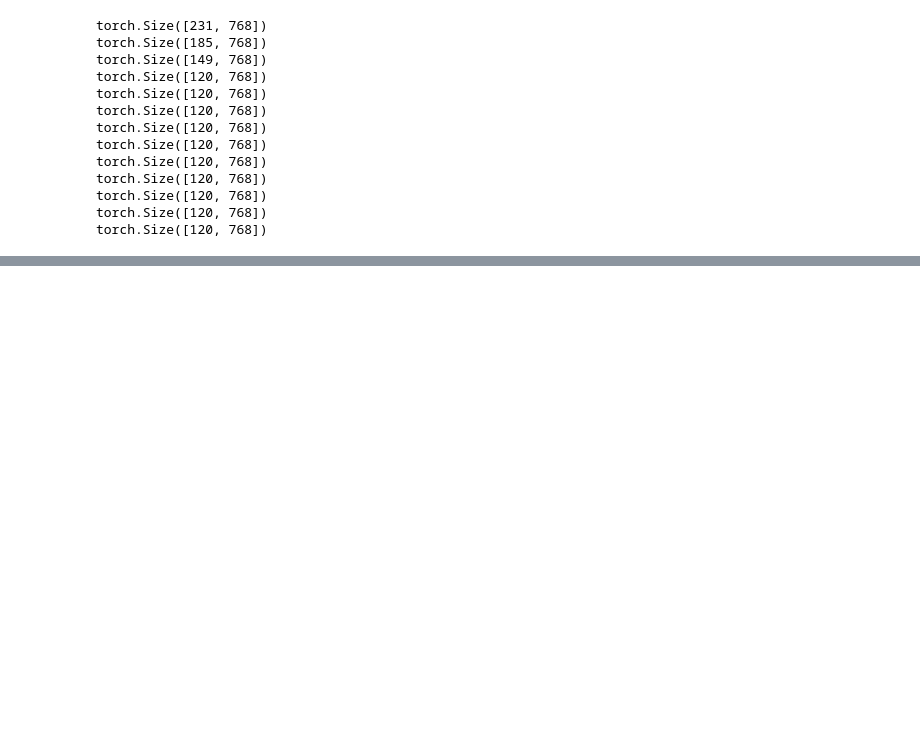
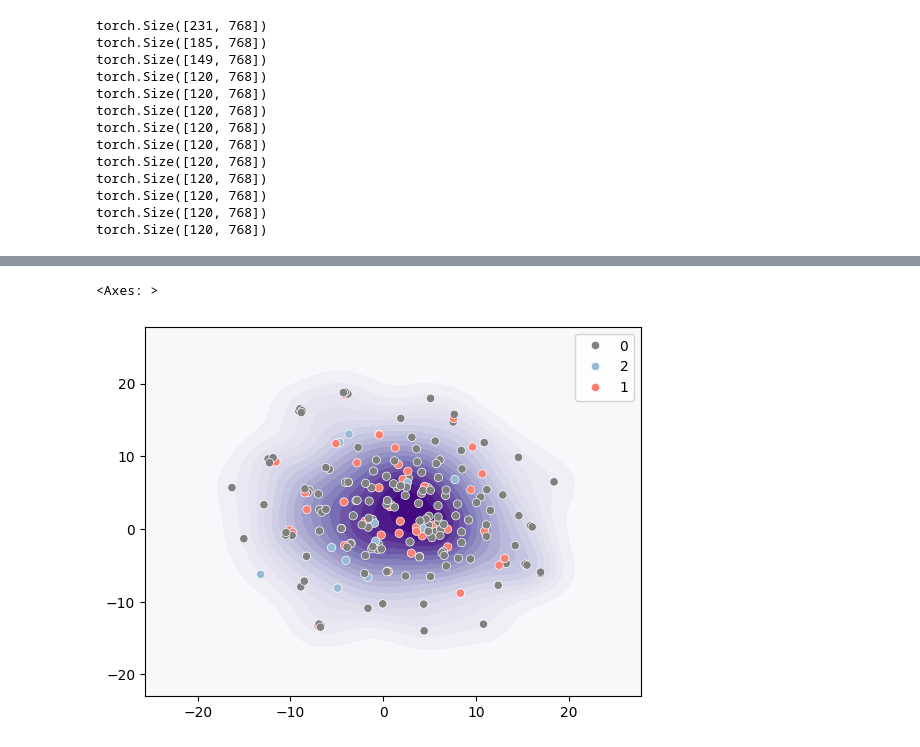
Before and after one commit to hchautran/PiToMe, a Jupyter notebook: bert.ipynb, the cells around one changed output, grey strips where cells are left out. Saved outputs shown, nothing was run; the diff lists cells and outputs as text; code cells hidden in the pictures; blank space fills up the shorter version.

```diff
--- a/bert.ipynb
+++ b/bert.ipynb
@@ -215,7 +221,7 @@ def bipartite_soft_matching(
         return torch.cat([unm, dst], dim=1)
 
 
-    return merge
+    return merge, src_idx, dst_idx
 # %%
 import torch
 from sklearn.manifold import TSNE  # For t-SNE dimensionality reduction
@@ -249,0 +257,31 @@ sns.scatterplot(x=data_embedded[:, 0], y=data_embedded[:, 1], hue=labels)  # Sca
+# %%
+import torch
+from sklearn.manifold import TSNE  # For t-SNE dimensionality reduction
+import matplotlib.pyplot as plt  # For plotting
+
+layer_idx = 0
+_, a_idx, b_idx = bipartite_soft_matching(output[1][layer_idx], ratio=0.8)
+a_idx= a_idx.squeeze().detach().cpu().numpy()
+b_idx= b_idx.squeeze().detach().cpu().numpy()
+
+data = output[1][layer_idx].squeeze().detach().cpu().numpy()
+tsne = TSNE(n_components=2, random_state=42)
+data_embedded = tsne.fit_transform(data)
+# %%
+import seaborn as sns
+
+labels = []
+for i in range(data_embedded.shape[0]):
+    if i in a_idx:
+        labels.append('1')
+
+    elif i in b_idx:
+        labels.append('2')
+    else:
+        labels.append('0')
+palette= {'0':'grey', '1':'#fb8072', '2':'#98bad5'}
+sns.kdeplot(x=data_embedded[:, 0], y=data_embedded[:, 1], levels=20, thresh=1e-55, fill=True, cmap='Purples')  # Scatter plot of transformed data
+sns.scatterplot(x=data_embedded[:, 0], y=data_embedded[:, 1], hue=labels, palette=palette)  # Scatter plot of transformed data
+# %% [output]
+<Axes: >
+[figure, added]
```
Also changed, not shown: parts of 2 cells of this notebook.
